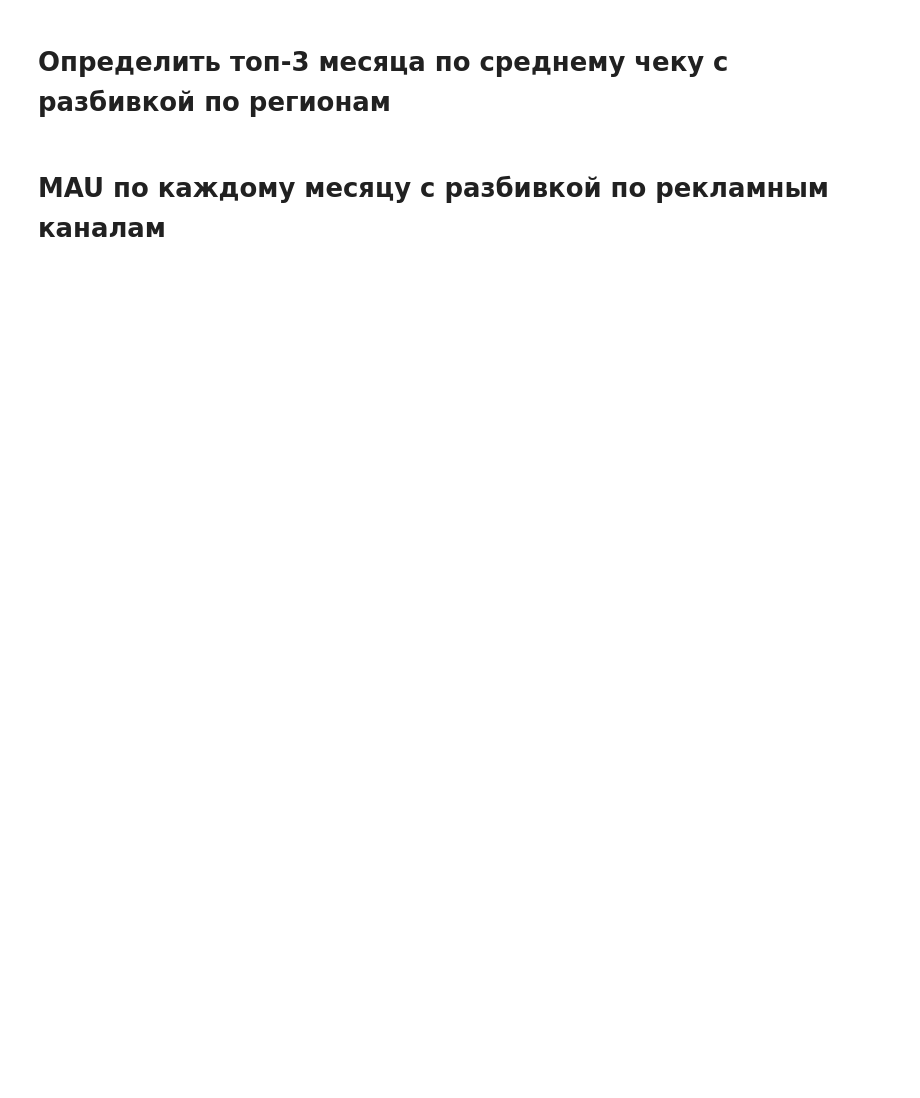
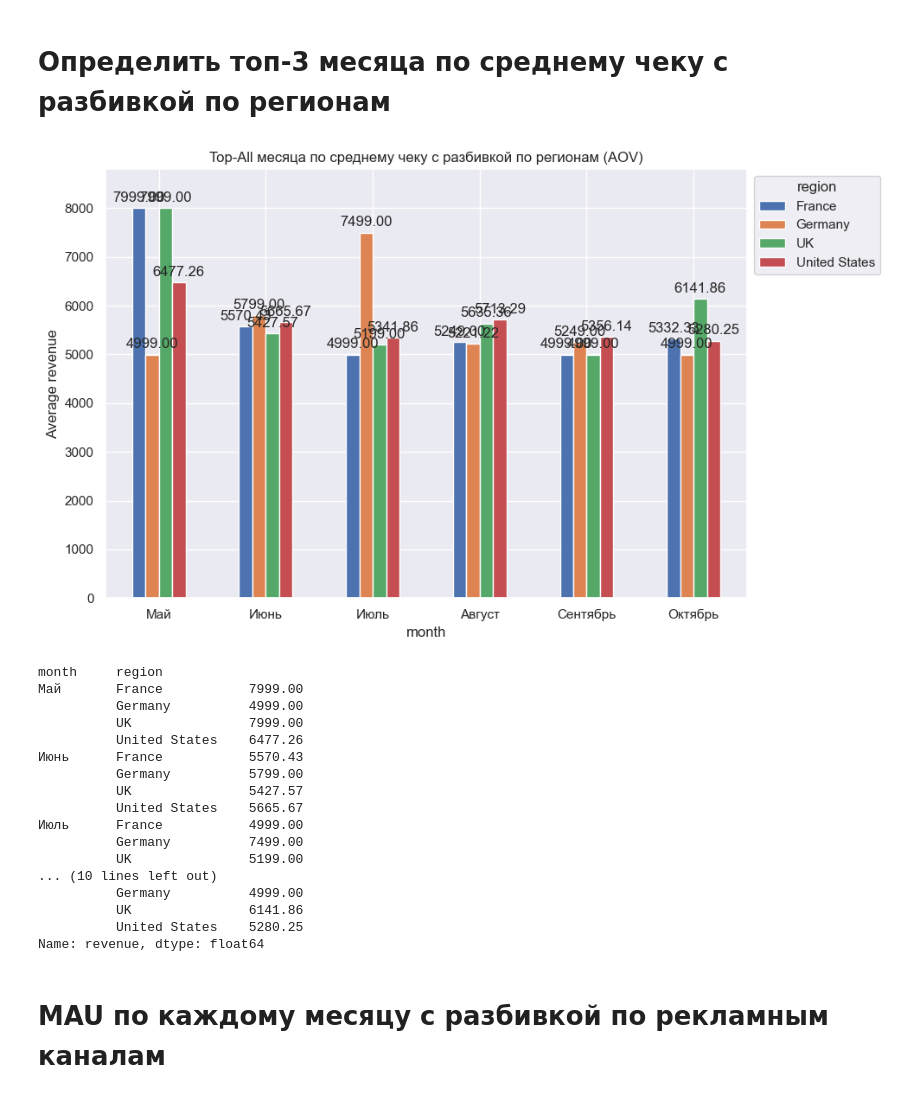
Before and after one commit to abrormaksudov/data_analysis_yl, a Jupyter notebook: part_3.ipynb, the cells around one changed output. Saved outputs shown, nothing was run; the diff lists cells and outputs as text; code cells hidden in the pictures; blank space fills up the shorter version.

```diff
--- a/part_3.ipynb
+++ b/part_3.ipynb
@@ -388,12 +521,31 @@ calculate_average_metric(df, metric_col='revenue', groupby_cols='region', top_n=
 # %% [markdown]
 # Определить топ-3 месяца по среднему чеку с разбивкой по регионам
 # %%
-calculate_average_metric(df, metric_col='revenue', groupby_cols=['month', 'region'], top_n=None, metric_type='aov',
+calculate_average_metric(df, metric_col='revenue', groupby_cols=['month', 'region'], top_n=3, metric_type='aov',
                          visualize=True, save=True, chronological=True,
                          title='Top-All месяца по среднему чеку с разбивкой по регионам (AOV)')
-calculate_average_metric(df, metric_col='revenue', groupby_cols=['month', 'region'], top_n=None, metric_type='arpu',
-                         visualize=True, save=True, chronological=True,
-                         title='Top-All месяца по среднему чеку с разбивкой по регионам (ARPU)');
+# calculate_average_metric(df, metric_col='revenue', groupby_cols=['month', 'region'], top_n=3, metric_type='arpu',
+#                          visualize=True, save=True, chronological=True,
+#                          title='Top-All месяца по среднему чеку с разбивкой по регионам (ARPU)');
+# %% [output]
+[figure, added]
+month     region
+Май       France           7999.00
+          Germany          4999.00
+          UK               7999.00
+          United States    6477.26
+Июнь      France           5570.43
+          Germany          5799.00
+          UK               5427.57
+          United States    5665.67
+Июль      France           4999.00
+          Germany          7499.00
+          UK               5199.00
+... (10 lines left out)
+          Germany          4999.00
+          UK               6141.86
+          United States    5280.25
+Name: revenue, dtype: float64
 # %% [markdown]
 # MAU по каждому месяцу с разбивкой по рекламным каналам
 # %%
```
Also changed, not shown: parts of 14 cells of this notebook, 17 other files.
